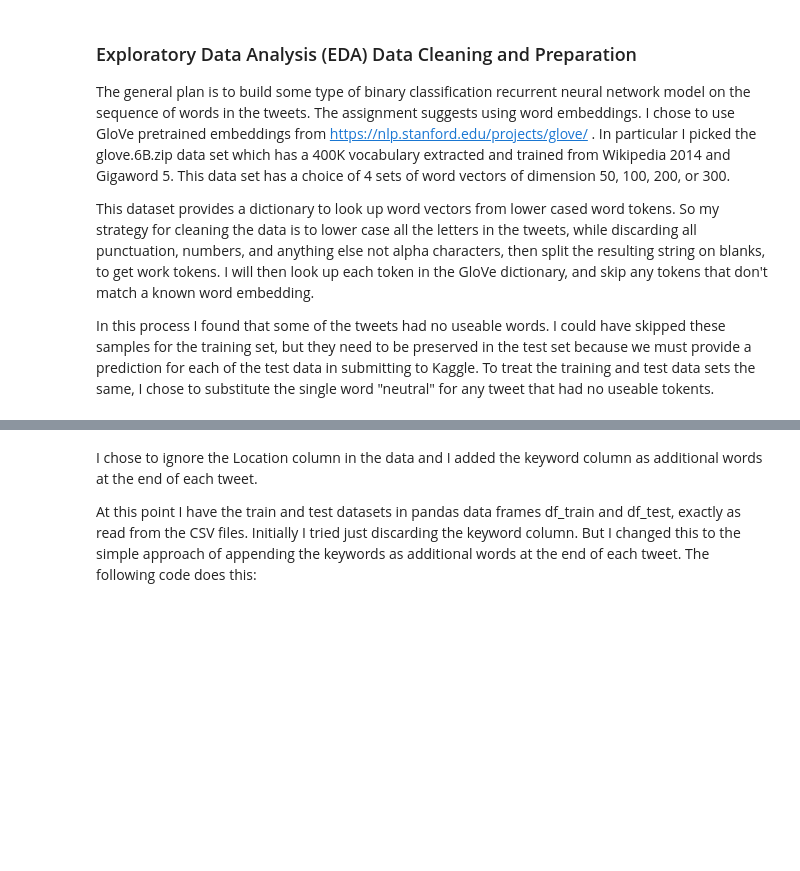
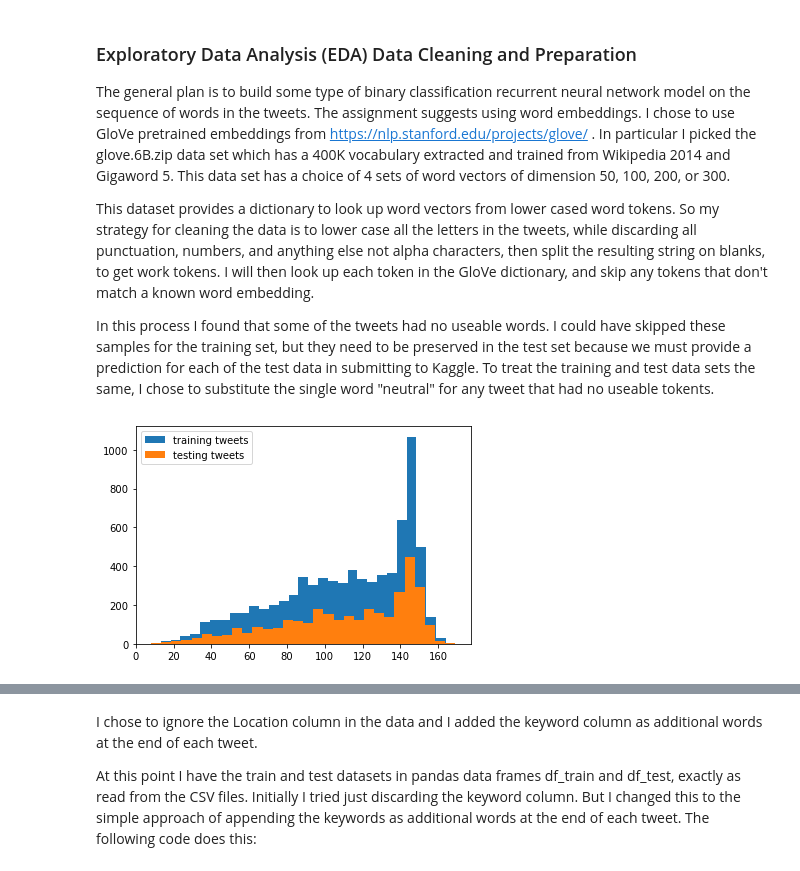
Before and after one commit to albert-kepner/kaggle_disaster_tweets, a Jupyter notebook: DisasterTweetsProject.ipynb, the cells around one changed output, grey strips where cells are left out. Cells and saved outputs as stored; diff of their text form; code cells hidden in the pictures; blank space fills up the shorter version.

```diff
--- a/DisasterTweetsProject.ipynb
+++ b/DisasterTweetsProject.ipynb
@@ -89,6 +93,17 @@ The general plan is to build some type of binary classification recurrent neural
 This dataset provides a dictionary to look up word vectors from lower cased word tokens. So my strategy for cleaning the data is to lower case all the letters in the tweets, while discarding all punctuation, numbers, and anything else not alpha characters, then split the resulting string on blanks, to get work tokens. I will then look up each token in the GloVe dictionary, and skip any tokens that don't match a known word embedding.
 
 In this process I found that some of the tweets had no useable words.  I could have skipped these samples for the training set, but they need to be preserved in the test set because we must provide a prediction for each of the test data in submitting to Kaggle. To treat the training and test data sets the same, I chose to substitute the single word "neutral" for any tweet that had no useable tokents.
+# %%
+## We can get a quick look as the charater length distributions of the tweets in the test and training data sets
+
+train_len=df_train['text'].str.len()
+test_len=df_test['text'].str.len()
+plt.hist(train_len, bins=30, label="training tweets")
+plt.hist(test_len, bins=30, label="testing tweets")
+plt.legend()
+plt.show()
+# %% [output]
+[figure, added]
 # %%
 ## Function to Load the GloVe dictionary of word embeddings.
 ## I experimented with word vectors of 50, 100, and 200 dimension from GloVe, but 100 seems to work best for this problem.
```
Also changed, not shown: parts of 25 cells of this notebook, 1 other file.
